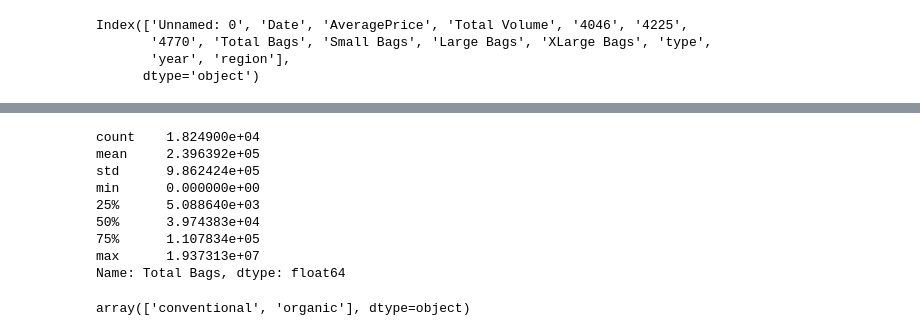
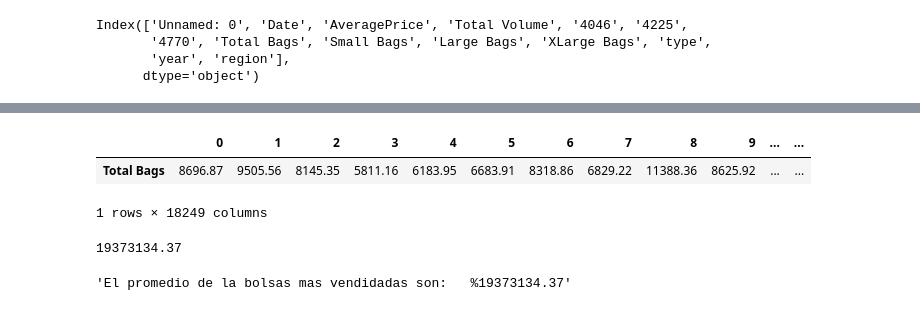
Before and after one commit to JuanPoot13/-examen2020IBII, a Jupyter notebook: Exmen 2.ipynb, the cells around one changed output, grey strips where cells are left out. Saved outputs shown, nothing was run; the diff lists cells and outputs as text; code cells hidden in the pictures.

```diff
--- a/Exmen 2.ipynb
+++ b/Exmen 2.ipynb
@@ -123,16 +169,16 @@ Index(['Unnamed: 0', 'Date', 'AveragePrice', 'Total Volume', '4046', '4225',
+# %%
+TotalBags=df.loc[:, ['Total Bags']]
+TotalBags.T
+# %% [output]
+|  | 0 | 1 | 2 | 3 | 4 | 5 | 6 | 7 | 8 | 9 | ... | ... |
+| Total Bags | 8696.87 | 9505.56 | 8145.35 | 5811.16 | 6183.95 | 6683.91 | 8318.86 | 6829.22 | 11388.36 | 8625.92 | ... | ... |
+1 rows × 18249 columns
 # %%
-df['Total Bags'].describe()
+df['Total Bags'].max()
 # %% [output]
-count    1.824900e+04
-mean     2.396392e+05
-std      9.862424e+05
-min      0.000000e+00
-25%      5.088640e+03
-50%      3.974383e+04
-75%      1.107834e+05
-max      1.937313e+07
-Name: Total Bags, dtype: float64
+19373134.37
-# %%
-pd.unique(df['type'])
-# %% [output]
-array(['conventional', 'organic'], dtype=object)
+# %%
+Respuesta2 = "El promedio de la bolsas mas vendidadas son:   %" + str(TotalBags['Total Bags'].max())
+Respuesta2
+# %% [output]
+'El promedio de la bolsas mas vendidadas son:   %19373134.37'
```
Also changed, not shown: parts of 10 cells of this notebook.
